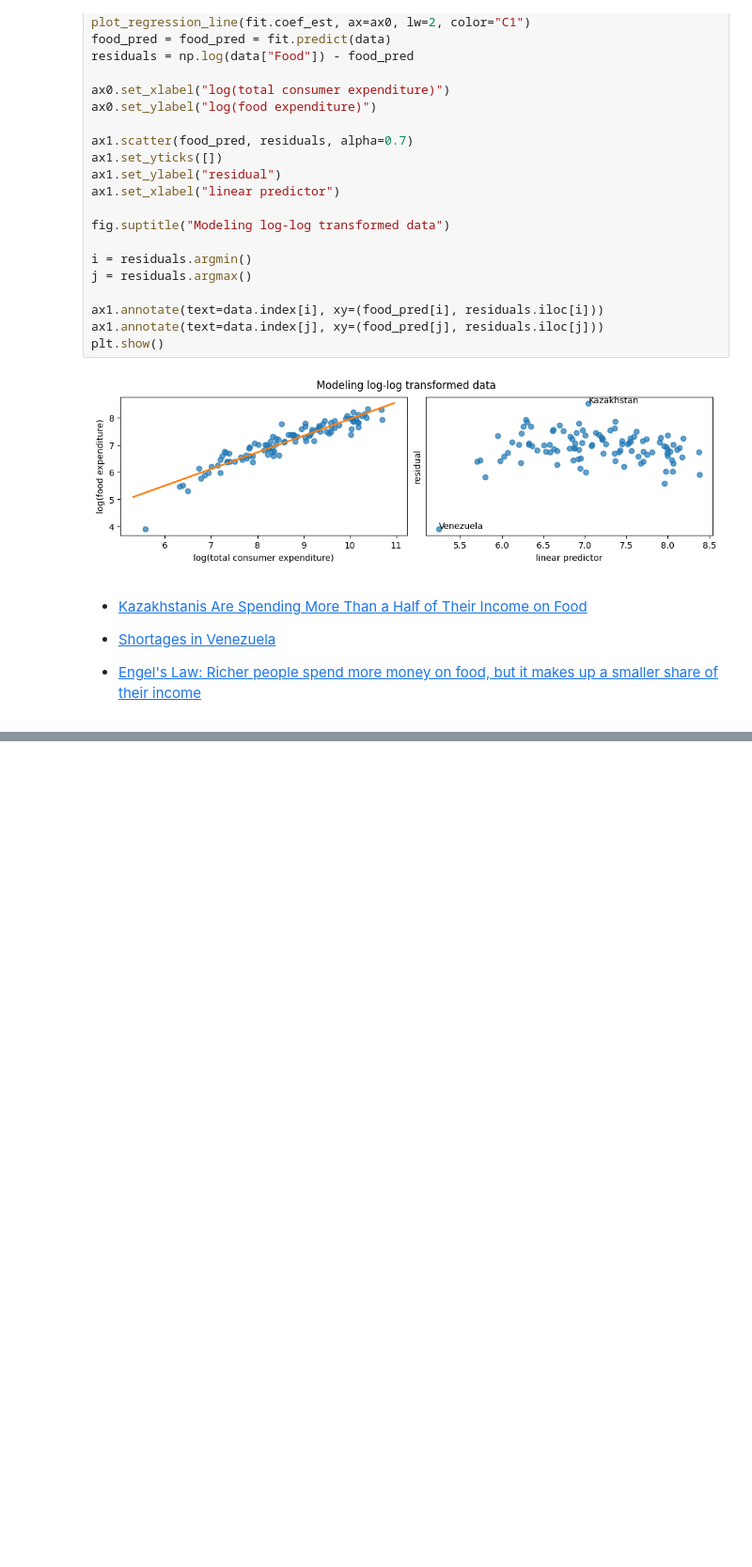
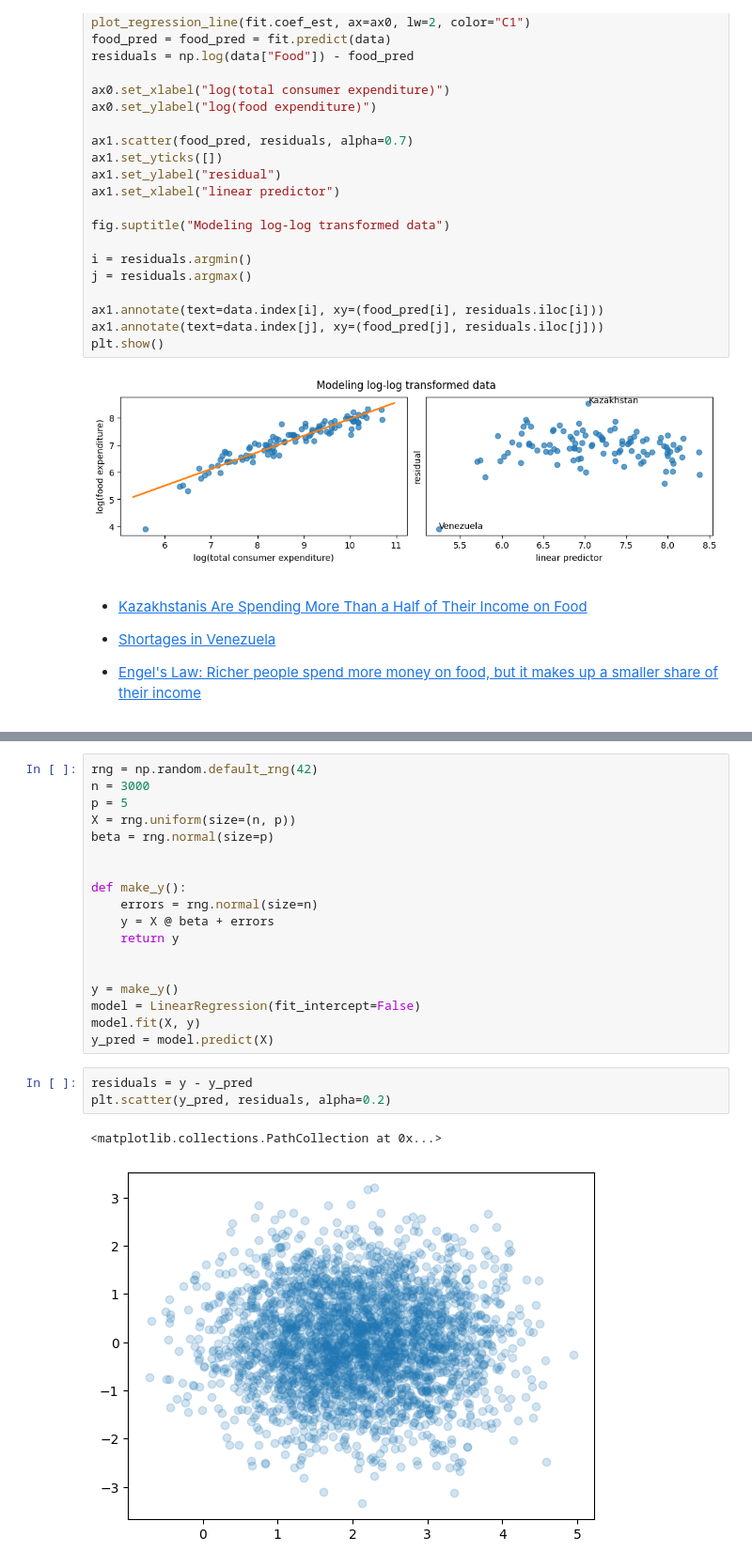
Before and after one commit to mgreenbe/DATA335W2025, a Jupyter notebook: code/2linearregression.ipynb, the cells around one changed output, grey strips where cells are left out. Shown at 94% size. Saved outputs shown, nothing was run; the diff lists cells and outputs as text; blank space fills up the shorter version.

```diff
--- a/code/2linearregression.ipynb
+++ b/code/2linearregression.ipynb
@@ -1806,0 +1813,24 @@ plt.show()
+# %%
+rng = np.random.default_rng(42)
+n = 3000
+p = 5
+X = rng.uniform(size=(n, p))
+beta = rng.normal(size=p)
+
+
+def make_y():
+    errors = rng.normal(size=n)
+    y = X @ beta + errors
+    return y
+
+
+y = make_y()
+model = LinearRegression(fit_intercept=False)
+model.fit(X, y)
+y_pred = model.predict(X)
+# %%
+residuals = y - y_pred
+plt.scatter(y_pred, residuals, alpha=0.2)
+# %% [output]
+<matplotlib.collections.PathCollection at 0x...>
+[figure, added]
```
Also changed, not shown: parts of 7 cells of this notebook.
